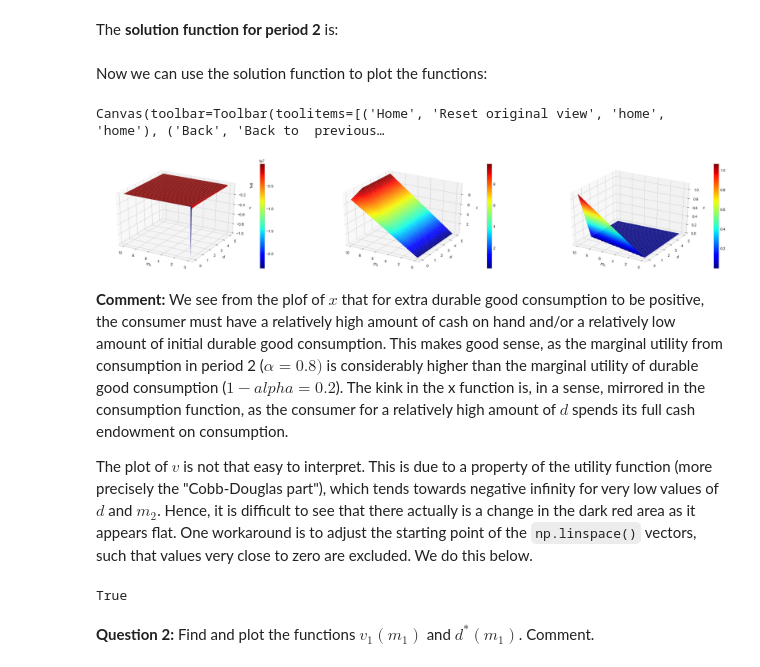
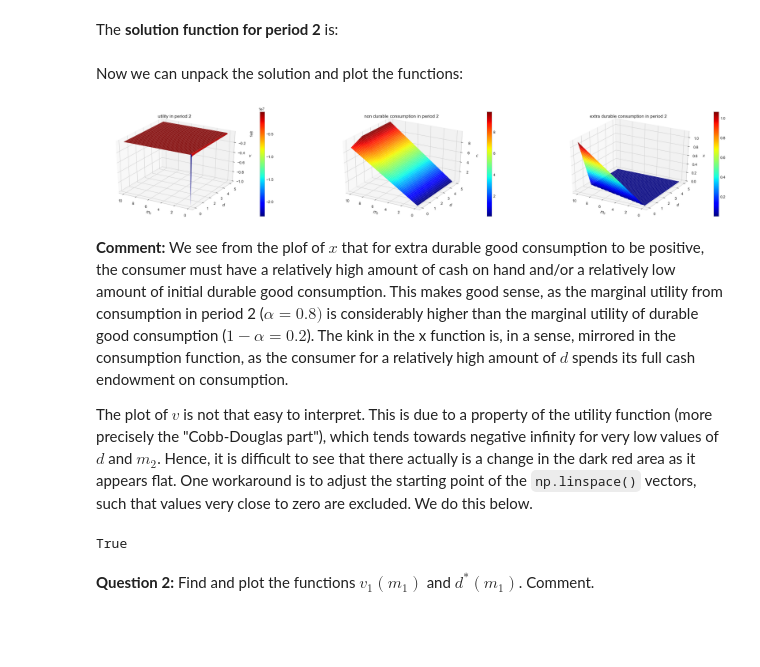
Before and after one commit to NumEconCopenhagen/projects-2020-kongeraekken-1, a Jupyter notebook: examproject/exam_2020.ipynb, the cells around one changed output. Drawn from its saved outputs; the diff is of its cells as text; code cells hidden in the pictures; blank space fills up the shorter version.

```diff
--- a/examproject/exam_2020.ipynb
+++ b/examproject/exam_2020.ipynb
@@ -268,18 +255,16 @@ The **solution function for period 2** is:
 def solve_period_2(alpha,chi,rho):
 
     # a. grids
-    m2_vec = np.linspace(1e-8,10,100)
-    d_vec = np.linspace(1e-8,5,100)
     v2_grid = np.empty((100,100))
     c2_grid = np.empty((100,100))
     x_grid = np.empty((100,100))
 
     # b. solve for each m2 in grid
     for i,m2 in enumerate(m2_vec):
-        for j,d2 in enumerate(d2_vec):
+        for j,d in enumerate(d_vec):
 
             # i. objective
-            obj = lambda c2: -v2(c2,d2,m2,alpha,chi,rho)
+            obj = lambda c2: -v2(c2,d,m2,alpha,chi,rho)
 
             # ii. initial value (consume third)
             x0 = m2/3
@@ -292,22 +277,23 @@ def solve_period_2(alpha,chi,rho):
             c2_grid[i,j] = result.x
             x_grid[i,j] = m2-result.x
 
-    return m2_vec,d_vec,v2_grid,c2_grid,x_grid
+    return v2_grid,c2_grid,x_grid
 # %% [markdown]
-Now we can use the solution function to plot the functions:
+Now we can unpack the solution and plot the functions:
 # %%
 # a. solve
-m2_vec,d_vec,v2_grid,c2_grid,x_grid = solve_period_2(alpha,chi,rho)
+v2_grid,c2_grid,x_grid = solve_period_2(alpha,chi,rho)
 
 # b. grids
 m2_grid,d_grid = np.meshgrid(m2_vec,d_vec,indexing='ij')
 
-# c. main
+# c. main figure
 fig = plt.figure(figsize=(30,5))
 ax = fig.add_subplot(1,3,1,projection='3d')
 cs = ax.plot_surface(m2_grid,d_grid,v2_grid,cmap=cm.jet)
 
 # d. add labels
+ax.set_title('utility in period 2')
 ax.set_xlabel('$m_2$')
 ax.set_ylabel('$d$')
 ax.set_zlabel('$v$')
@@ -318,44 +304,46 @@ ax.invert_xaxis()
 # f. add colorbar
 fig.colorbar(cs);
 
 ax = fig.add_subplot(1,3,2,projection='3d')
 cs = ax.plot_surface(m2_grid,d_grid,c2_grid,cmap=cm.jet)
 
 # d. add labels
+ax.set_title('non durable consumption in period 2')
 ax.set_xlabel('$m_2$')
 ax.set_ylabel('$d$')
 ax.set_zlabel('$c$')
 
 # e. invert xaxis
 ax.invert_xaxis()
 
 # f. add colorbar
 fig.colorbar(cs);
 
 ax = fig.add_subplot(1,3,3,projection='3d')
 cs = ax.plot_surface(m2_grid,d_grid,x_grid,cmap=cm.jet)
 
-# d. add labels
+# d. add labels and title
+ax.set_title('extra durable consumption in period 2')
 ax.set_xlabel('$m_2$')
 ax.set_ylabel('$d$')
 ax.set_zlabel('$x$')
 
 # e. invert xaxis
 ax.invert_xaxis()
 
 # f. add colorbar
 fig.colorbar(cs);
 # %% [output]
-Canvas(toolbar=Toolbar(toolitems=[('Home', 'Reset original view', 'home', 'home'), ('Back', 'Back to  previous…
-[figure, old version]
+[figure, new version]
 # %% [markdown]
-**Comment:** We see from the plof of $x$ that for extra durable good consumption to be positive, the consumer must have a relatively high amount of cash on hand and/or a relatively low amount of initial durable good consumption. This makes good sense, as the marginal utility from consumption in period 2 ($\alpha=0.8)$ is considerably higher than the marginal utility of durable good consumption ($1-alpha=0.2$). The kink in the x function is, in a sense, mirrored in the consumption function, as the consumer for a relatively high amount of $d$ spends its full cash endowment on consumption.
+**Comment:** We see from the plof of $x$ that for extra durable good consumption to be positive, the consumer must have a relatively high amount of cash on hand and/or a relatively low amount of initial durable good consumption. This makes good sense, as the marginal utility from consumption in period 2 ($\alpha=0.8)$ is considerably higher than the marginal utility of durable good consumption ($1-\alpha=0.2$). The kink in the x function is, in a sense, mirrored in the consumption function, as the consumer for a relatively high amount of $d$ spends its full cash endowment on consumption.
 
 The plot of $v$ is not that easy to interpret. This is due to a property of the utility function (more precisely the "Cobb-Douglas part"), which tends towards negative infinity for very low values of $d$ and $m_2$. Hence, it is difficult to see that there actually is a change in the dark red area as it appears flat. One workaround is to adjust the starting point of the `np.linspace()` vectors, such that  values very close to zero are excluded. We do this below.
-# %%
-np.allclose(m2_vec[99],c2_grid[99,50])
-# %% [output]
-True
+# %%
+# check if all of m2 is used for consumption for d approximately 2.5
+np.allclose(m2_vec[99],c2_grid[99,50])
+# %% [output]
+True
 # %% [markdown]
 **Question 2:** Find and plot the functions $v_{1}(m_{1})$ and $d^{\ast}(m_1)$. Comment.
 # %% [markdown]
```
Also changed, not shown: parts of 11 cells of this notebook.
